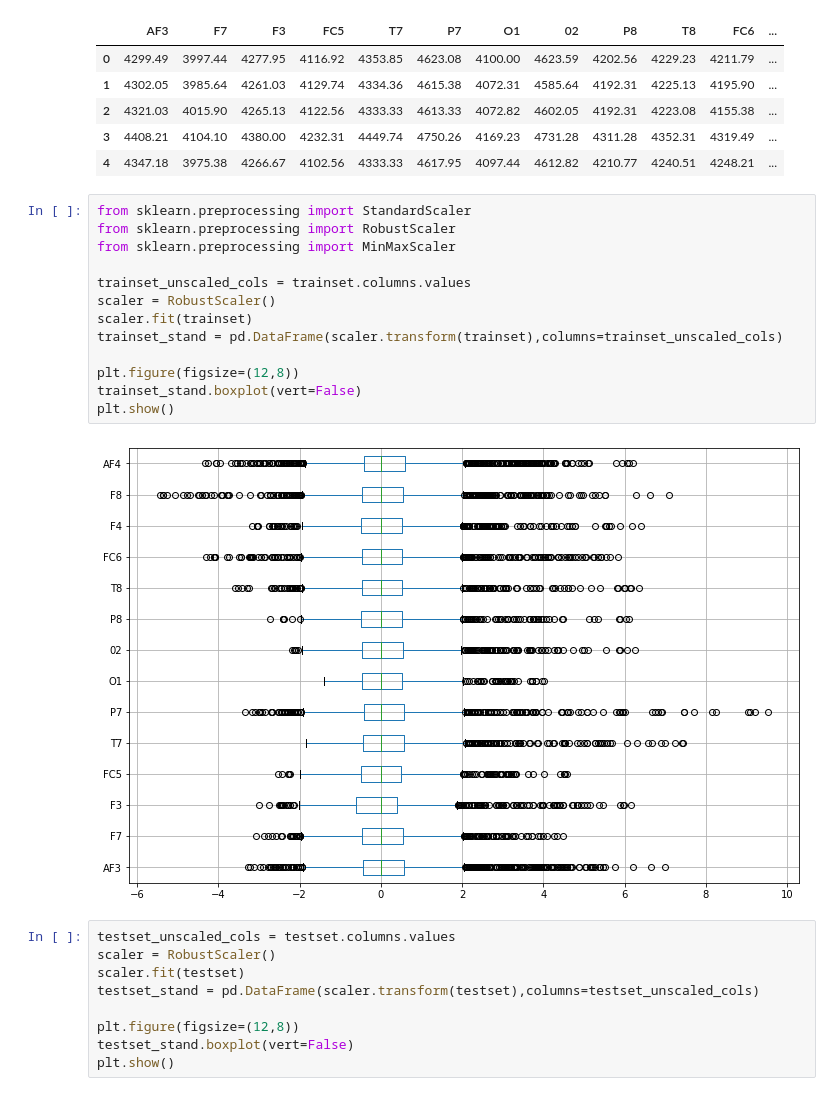
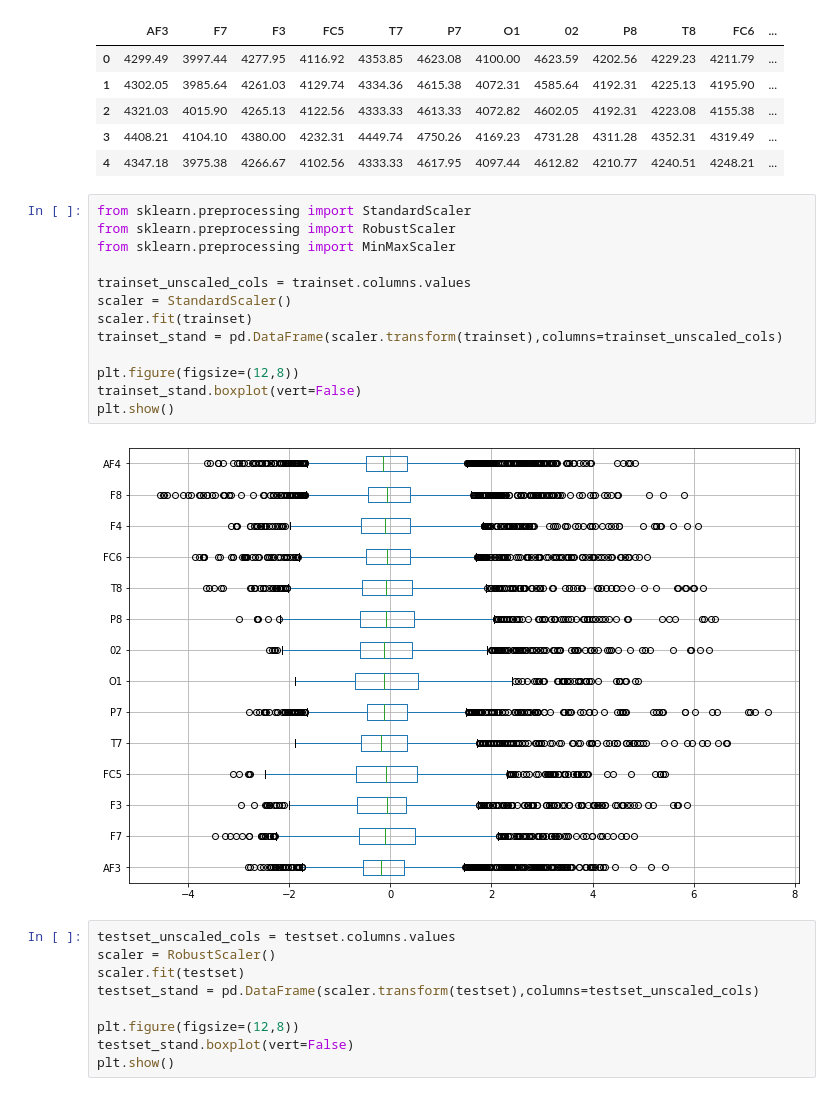
Before and after one commit to CallensToon/Machine_Learning_course_UGent_D012554_kaggle, a Jupyter notebook: Eye blinking prediction.ipynb, the cells around one changed output. Saved outputs shown, nothing was run; the diff lists cells and outputs as text.

```diff
--- a/Eye blinking prediction.ipynb
+++ b/Eye blinking prediction.ipynb
@@ -86,18 +86,18 @@ trainset.head()
 # %%
 from sklearn.preprocessing import StandardScaler
 from sklearn.preprocessing import RobustScaler
 from sklearn.preprocessing import MinMaxScaler
 
 trainset_unscaled_cols = trainset.columns.values
-scaler = RobustScaler()
+scaler = StandardScaler()
 scaler.fit(trainset)
 trainset_stand = pd.DataFrame(scaler.transform(trainset),columns=trainset_unscaled_cols)
 
 plt.figure(figsize=(12,8))
 trainset_stand.boxplot(vert=False)
 plt.show()
 # %% [output]
-[figure, old version]
+[figure, new version]
 # %%
 testset_unscaled_cols = testset.columns.values
 scaler = RobustScaler()
```
Also changed, not shown: parts of 3 cells of this notebook.
